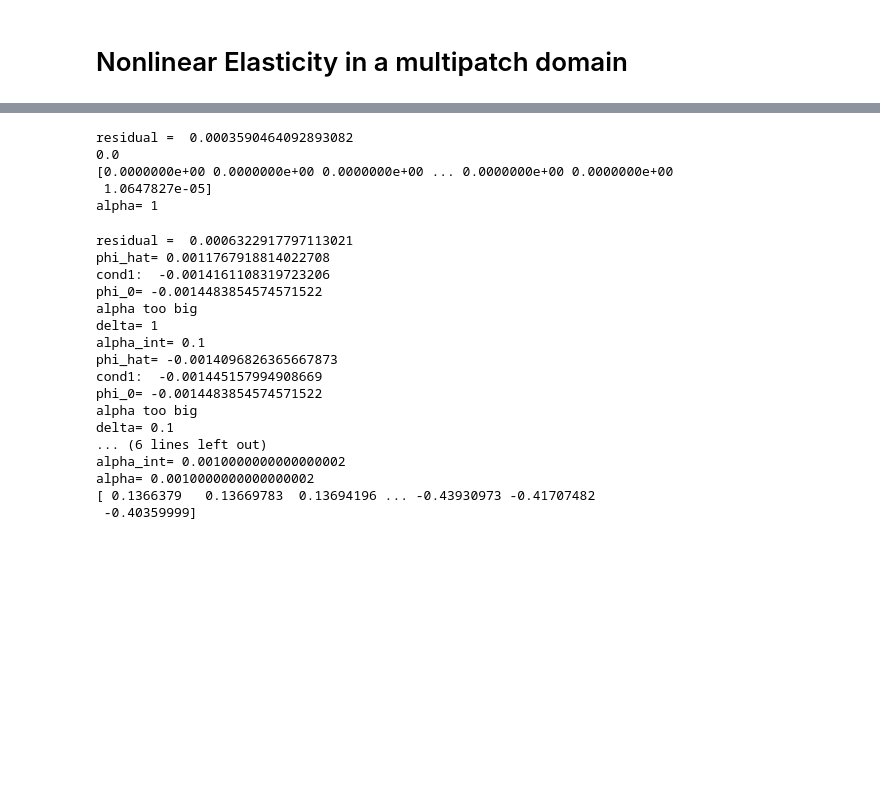
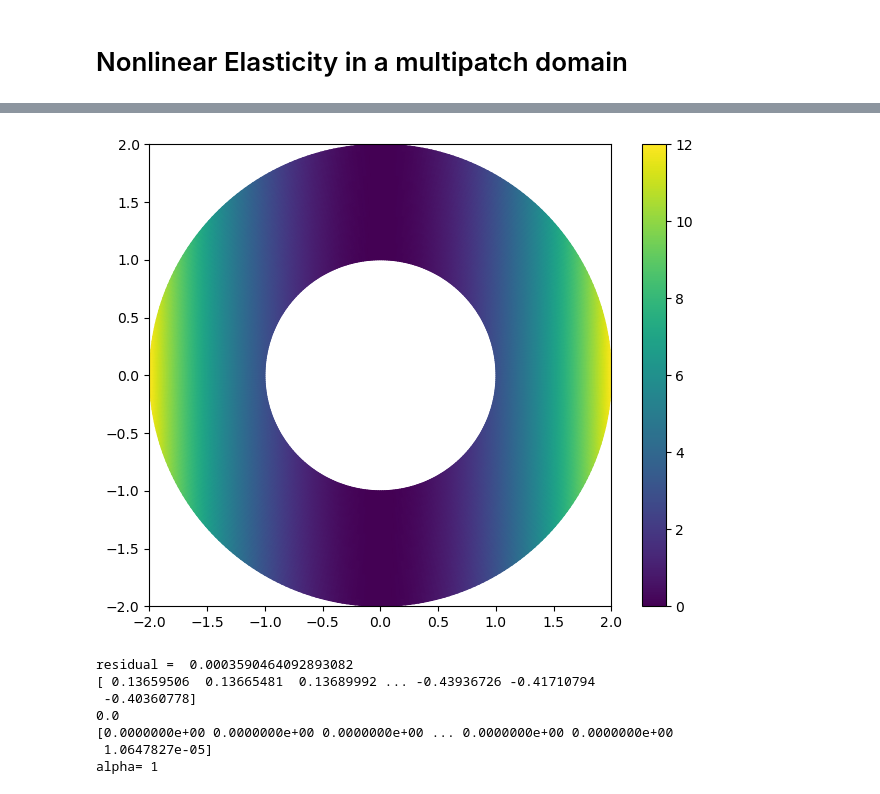
Before and after one commit to mh-0456/pyiga, a Jupyter notebook: notebooks/nonlinear_linesearch.ipynb, the cells around one changed output, grey strips where cells are left out. Drawn from its saved outputs; the diff is of its cells as text; code cells hidden in the pictures; blank space fills up the shorter version.

Commit message:
Update nonlinear_linesearch.ipynb
Wolfe-Powell Line search

```diff
--- a/notebooks/nonlinear_linesearch.ipynb
+++ b/notebooks/nonlinear_linesearch.ipynb
@@ -113,3 +115,7 @@ neu_data = [
 
 # Multipatch objects for all variables
 MP_block = multipatch_block_handler( [MP_u, MP_u] )
+
+def u1(x,y): return 3*x**2 # 2*y)
+# %%
+A, b,_ = MP_u.assemble_system(vform.mass_vf(2), vform.L2functional_vf(2, physical=True), f= u1)
@@ -116,3 +131,13 @@ MP_block = multipatch_block_handler( [MP_u, MP_u] )
+# %%
+u_1
+figsize(8,6)
+
+for (u_func, (kvs, geo)) in zip(u_funcs, patches_u):
+    vis.plot_field(u_func, geo, vmin=0, vmax=12)
+axis('scaled')
+colorbar();
+# %% [output]
+[figure, added]
 # %%
 # define Dirichlet boundary function
 def g_zero(x, y): return (0.0, 0.0)
@@ -412,78 +571,38 @@ print('residual = ', r)
 u_d= solvers.make_solver(LS.A).dot(LS.b)
 
 u_d = LS.complete(u_d)
-#print(u_d)
+print(u_d)
 
 x1= J(u)
 print(x1)
 x2= grad_J(u)
 print(x2)
+#alpha = Bisection(J, grad_J, u, u_d)
 alpha= Wolfe_LineSearch(J, grad_J, u, u_d)
 
 print('alpha=', alpha)
 
 u += alpha*u_d
+#u += u_d
 #print(u)
 
 
 solution = [LS.restrict(u)]
 #print(solution[-1])
 
+r0= r
+
+
 # norm of delta u in first step
 normed_du0= np.linalg.norm(u_d)/np.sqrt(len(u_d))
 # %% [output]
 residual =  0.0003590464092893082
+[ 0.13659506  0.13665481  0.13689992 ... -0.43936726 -0.41710794
+ -0.40360778]
 0.0
 [0.0000000e+00 0.0000000e+00 0.0000000e+00 ... 0.0000000e+00 0.0000000e+00
  1.0647827e-05]
 alpha= 1
-# %%
-### first iteration ###
-A, b= ass_nonlinsystem(u)
-LS = assemble.RestrictedLinearSystem(A, b, bc) # solve linearized system
-
-r= np.linalg.norm(LS.b) # compute residuum
-print('residual = ', r)
-
-u_d= solvers.make_solver(LS.A).dot(LS.b)
-
-u_d = LS.complete(u_d)
-
-
-#x1= J(u)
-#print(x1)
-#x2= grad_J(u)
-#print(x2)
-alpha= Wolfe_LineSearch(J, grad_J, u, u_d)
-print('alpha=', alpha)
-
-u += alpha*u_d
-print(u)
-
-
-solution = [LS.restrict(u)]
-#print(solution[-1])
-
-# norm of delta u in first step
-normed_du0= np.linalg.norm(u_d)/np.sqrt(len(u_d))
-# %% [output]
-residual =  0.0006322917797113021
-phi_hat= 0.0011767918814022708
-cond1:  -0.0014161108319723206
-phi_0= -0.0014483854574571522
-alpha too big
-delta= 1
-alpha_int= 0.1
-phi_hat= -0.0014096826365667873
-cond1:  -0.001445157994908669
-phi_0= -0.0014483854574571522
-alpha too big
-delta= 0.1
-... (6 lines left out)
-alpha_int= 0.0010000000000000002
-alpha= 0.0010000000000000002
-[ 0.1366379   0.13669783  0.13694196 ... -0.43930973 -0.41707482
- -0.40359999]
 # %%
 # print deformation plot (after first iteration)
 get_defplot(u, patches_u, kvs_u)
```
Also changed, not shown: parts of 19 cells of this notebook.
